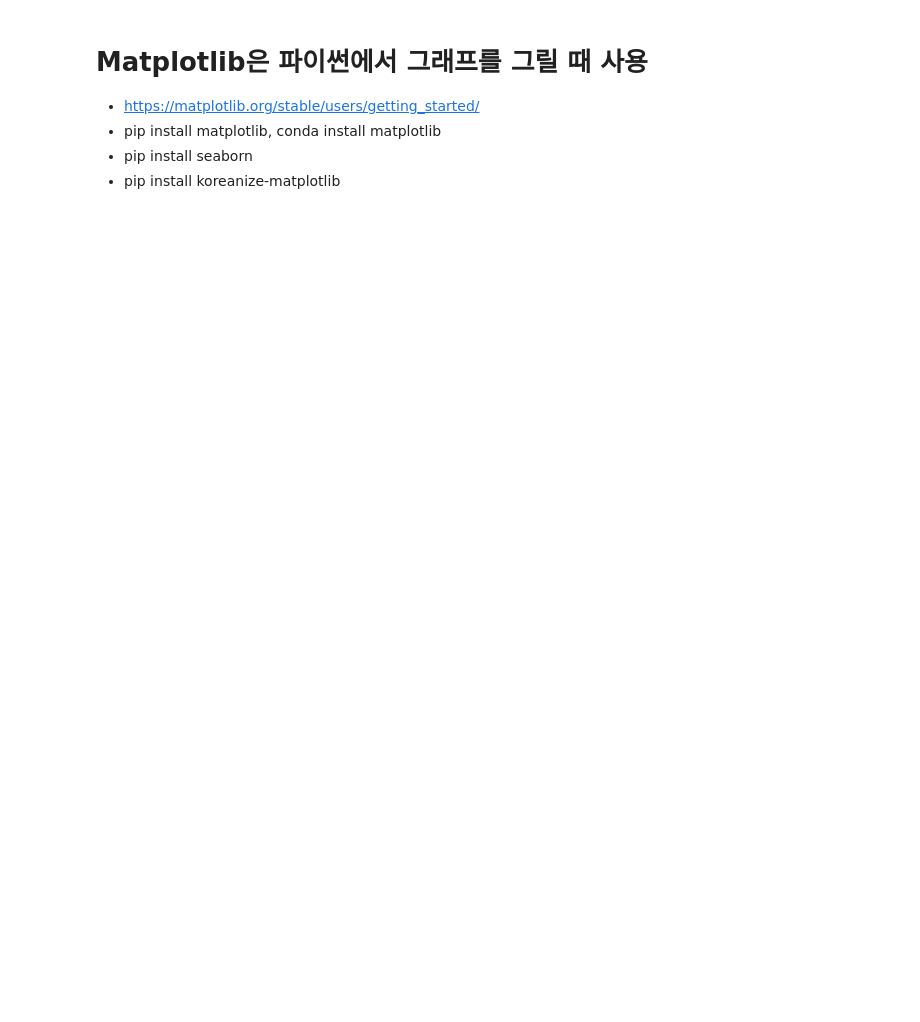
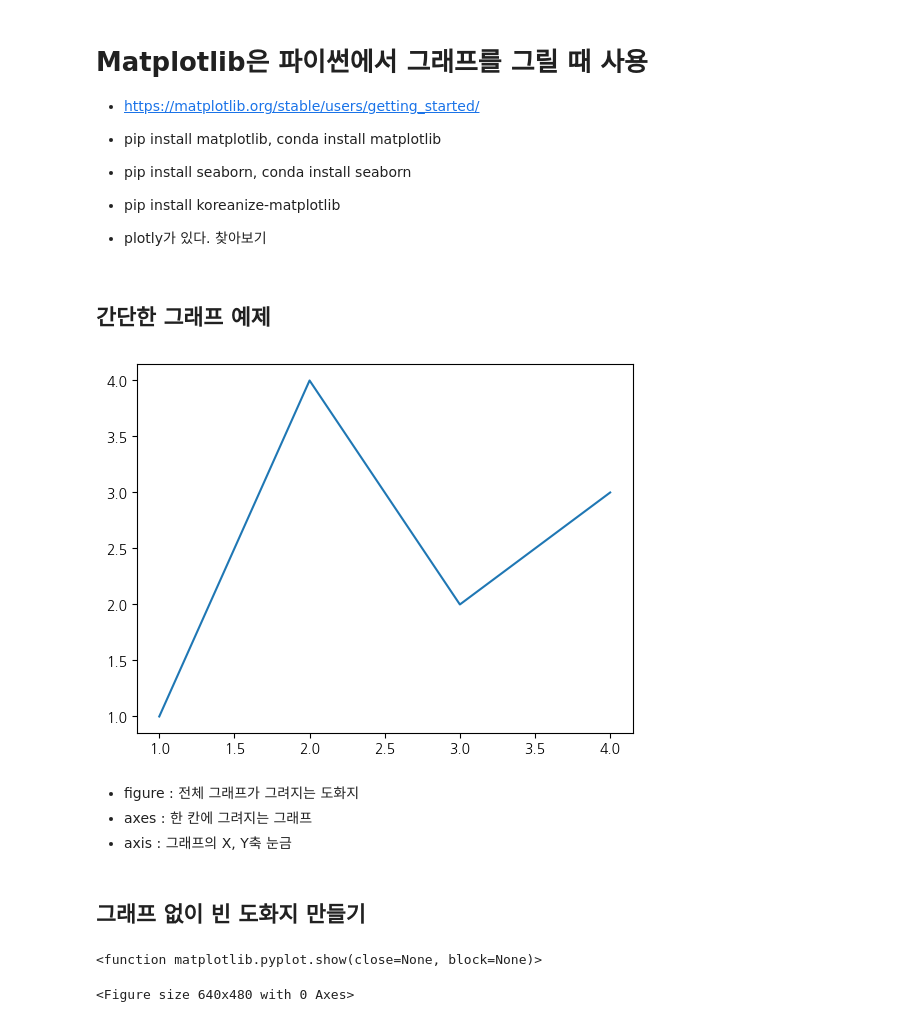
Before and after one commit to qudw0ns/fintech_service_2nd, a Jupyter notebook: 05machine_learning/04matplotlib사용법.ipynb, the cells around one changed output. Drawn from its saved outputs; the diff is of its cells as text; code cells hidden in the pictures; blank space fills up the shorter version.

Commit message:
machine_learning_matplotlib

```diff
--- a/05machine_learning/04matplotlib사용법.ipynb
+++ b/05machine_learning/04matplotlib사용법.ipynb
@@ -2,5 +2,8 @@
 # Matplotlib은 파이썬에서 그래프를 그릴 때 사용
 * https://matplotlib.org/stable/users/getting_started/
 * pip install matplotlib, conda install matplotlib
-* pip install seaborn
+* pip install seaborn, conda install seaborn
 * pip install koreanize-matplotlib
+
+
+* plotly가 있다. 찾아보기
@@ -6,0 +15,20 @@
+# %% [markdown]
+## 간단한 그래프 예제
+# %%
+fig, ax = plt.subplots() # 그래프를 그릴 도화지 준비
+ax.plot([1,2,3,4],[1,4,2,3]) # X, Y
+plt.show()
+# %% [output]
+[figure, added]
+# %% [markdown]
+* figure : 전체 그래프가 그려지는 도화지
+* axes : 한 칸에 그려지는 그래프
+* axis : 그래프의 X, Y축 눈금
+# %% [markdown]
+## 그래프 없이 빈 도화지 만들기
+# %%
+fig = plt.figure()
+plt.show
+# %% [output]
+<function matplotlib.pyplot.show(close=None, block=None)>
+<Figure size 640x480 with 0 Axes>
```
Also changed, not shown: parts of 33 cells of this notebook.
